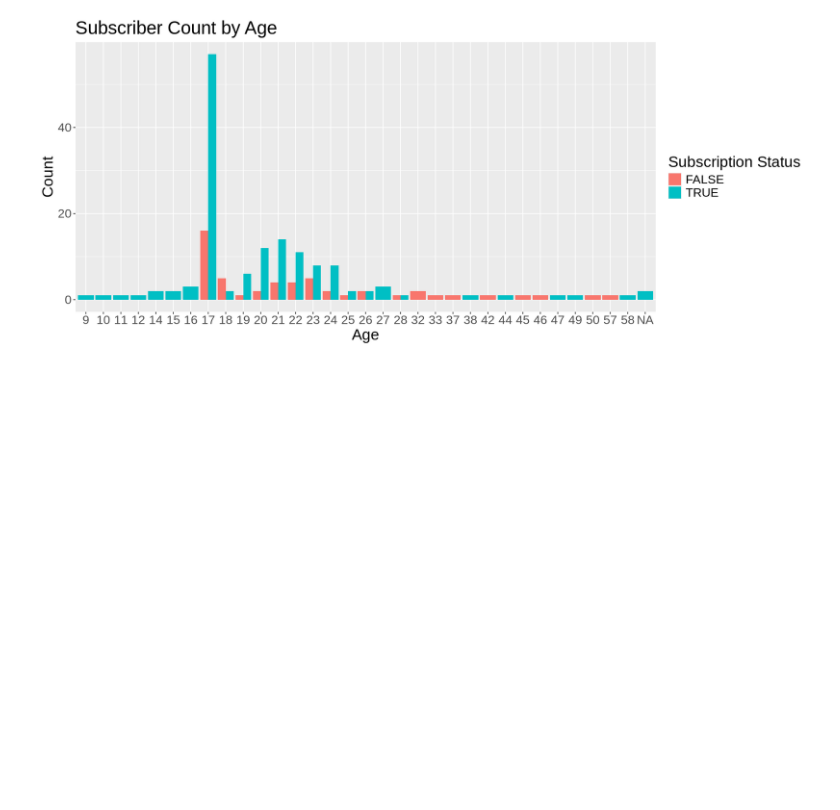
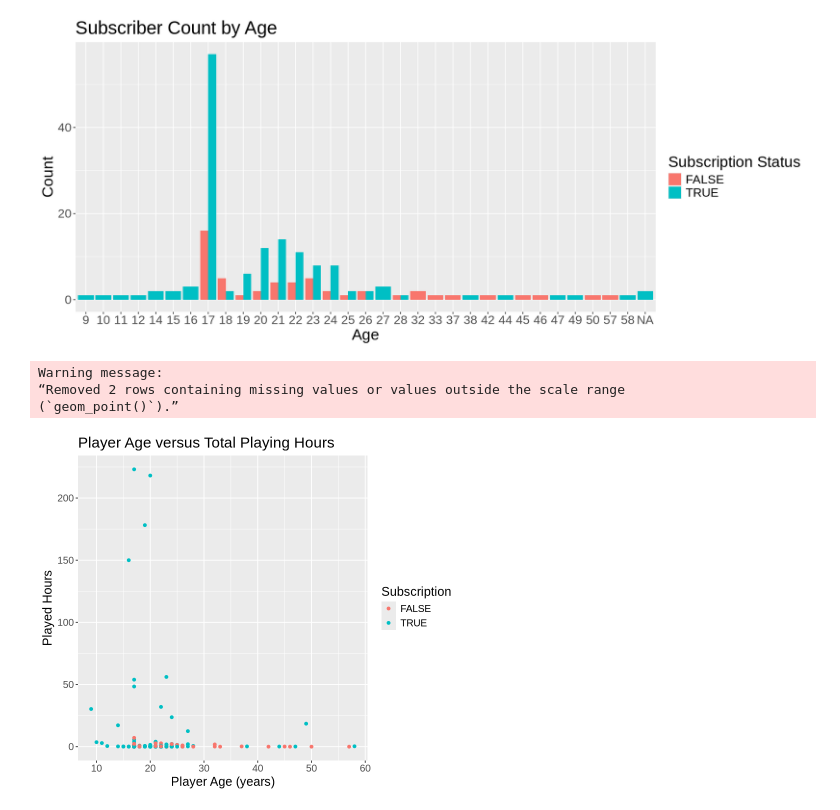
Before and after one commit to beccaphilip/DSCI-100-Group-Project, a Jupyter notebook: Report.ipynb, the cells around one changed output. Drawn from its saved outputs; the diff is of its cells as text; code cells hidden in the pictures; blank space fills up the shorter version.

Commit message:
Added Age vs Hours Scatter Plot

```diff
--- a/Report.ipynb
+++ b/Report.ipynb
@@ -60,7 +60,7 @@ A spec_tbl_df: 196 × 7
 # %%
 #Tidy Players by changing experience and gender into factor columns for categorical analysis
 players_tidy <- players|>
-    mutate(experience = as_factor(experience), gender = as_factor(gender), subscribed = as_factor(subscribe))
+    mutate(experience = as_factor(experience), gender = as_factor(gender), subscribe = as_factor(subscribe))
 #Look at player characteristics with summary function
 players_summary <- summary(players_tidy)
 players_summary
@@ -134,3 +156,18 @@ theme(text=element_text(size = 20))
 subscribe_plot
 # %% [output]
 [figure]
+# %%
+#Plot each combination of predictor variables to look for relationships
+options(repr.plot.height=6, repr.plot.width=7)
+
+age_hours_plot <- players_tidy |>
+    ggplot(aes(x=Age, y=played_hours, color=subscribe))+geom_point()+
+    labs(x="Player Age (years)", y="Played Hours", color="Subscription")+
+    ggtitle("Player Age versus Total Playing Hours")+
+    theme(text=element_text(size=15))
+age_hours_plot
+# %% [output]
+Warning message:
+“Removed 2 rows containing missing values or values outside the scale range
+(`geom_point()`).”
+[figure, added]
```
Also changed, not shown: parts of 2 cells of this notebook.
